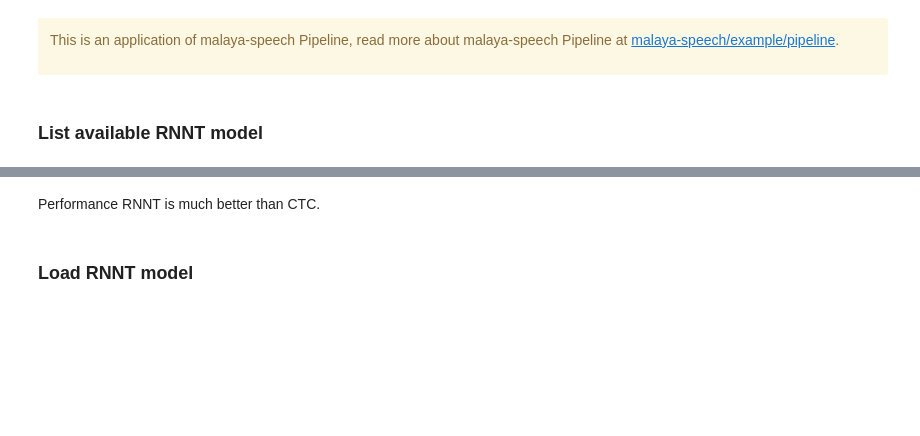
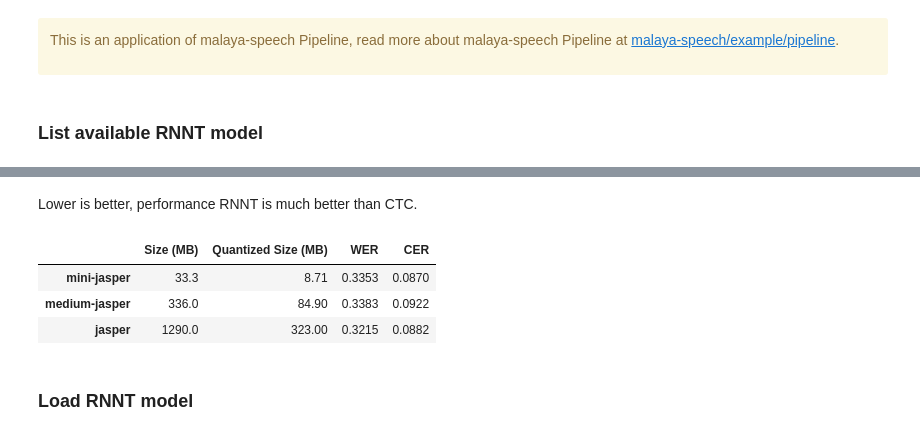
Before and after one commit to mesolitica/malaya-speech, a Jupyter notebook: example/stt-transducer-model/load-stt-transducer-model.ipynb, the cells around one changed output, grey strips where cells are left out. Saved outputs shown, nothing was run; the diff lists cells and outputs as text; code cells hidden in the pictures; blank space fills up the shorter version.

```diff
--- a/example/stt-transducer-model/load-stt-transducer-model.ipynb
+++ b/example/stt-transducer-model/load-stt-transducer-model.ipynb
@@ -36,5 +36,12 @@ malaya_speech.stt.available_transducer()
 # %% [markdown]
-Performance RNNT is much better than CTC.
+Lower is better, performance RNNT is much better than CTC.
+# %%
+malaya_speech.stt.available_ctc()
+# %% [output]
+|  | Size (MB) | Quantized Size (MB) | WER | CER |
+| mini-jasper | 33.3 | 8.71 | 0.3353 | 0.0870 |
+| medium-jasper | 336.0 | 84.90 | 0.3383 | 0.0922 |
+| jasper | 1290.0 | 323.00 | 0.3215 | 0.0882 |
 # %% [markdown]
 ### Load RNNT model
 # %%
```
Also changed, not shown: parts of 6 cells of this notebook, 4 other files.
